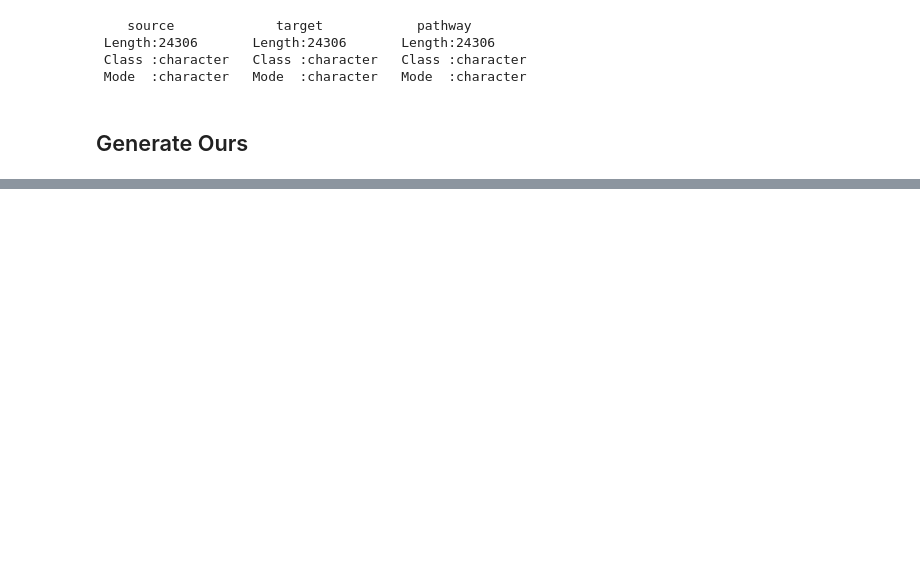
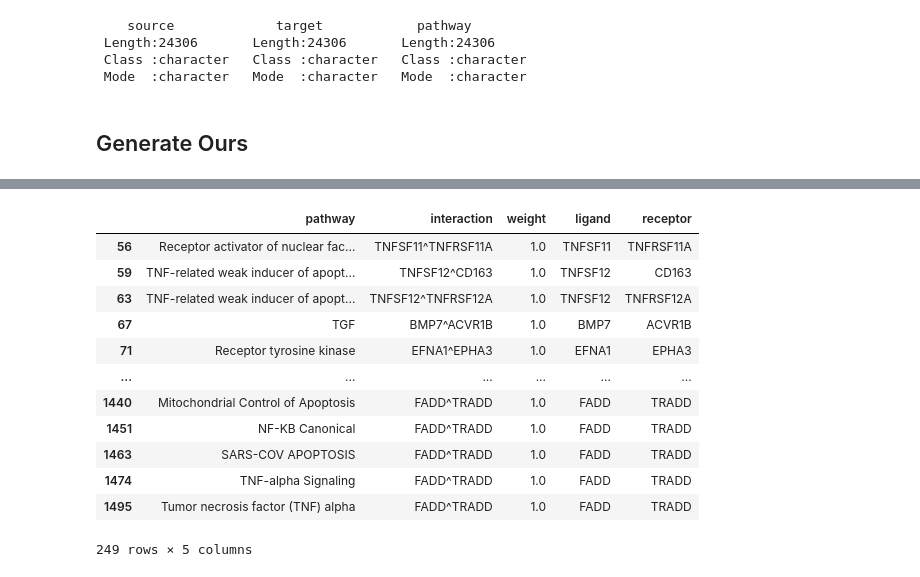
Before and after one commit to saezlab/lianaplus_manuscript, a Jupyter notebook: notebooks/visiumAKI/Generate_RtoTF_links.ipynb, the cells around one changed output, grey strips where cells are left out. Saved outputs shown, nothing was run; the diff lists cells and outputs as text; code cells hidden in the pictures; blank space fills up the shorter version.

Commit message:
generate receptor_to_tf links

```diff
--- a/notebooks/visiumAKI/Generate_RtoTF_links.ipynb
+++ b/notebooks/visiumAKI/Generate_RtoTF_links.ipynb
@@ -123,0 +136,5 @@ summary(scs_reactome)
+# %%
+pathways['genesymbol'] = pathways['genesymbol'].str.replace('COMPLEX:', '')
+# %%
+pathways = pathways[['genesymbol', 'value', 'source']]
+pathways.rename(columns={'genesymbol': 'target', 'value': 'pathway', 'source': 'database'}, inplace=True)
@@ -123,0 +157,2 @@ summary(scs_reactome)
+# %%
+resource = li.resource.select_resource('consensus')
@@ -123,0 +191,20 @@ summary(scs_reactome)
+# %%
+# generate an lr geneset
+lr_net = li.fun.generate_lr_geneset(resource, net=pathways, source='pathway', weight=None)
+lr_net[['ligand', 'receptor']] = lr_net['interaction'].str.split('^', expand=True)
+# %%
+lr_net
+# %% [output]
+|  | pathway | interaction | weight | ligand | receptor |
+| 56 | Receptor activator of nuclear fac... | TNFSF11^TNFRSF11A | 1.0 | TNFSF11 | TNFRSF11A |
+| 59 | TNF-related weak inducer of apopt... | TNFSF12^CD163 | 1.0 | TNFSF12 | CD163 |
+| 63 | TNF-related weak inducer of apopt... | TNFSF12^TNFRSF12A | 1.0 | TNFSF12 | TNFRSF12A |
+| 67 | TGF | BMP7^ACVR1B | 1.0 | BMP7 | ACVR1B |
+| 71 | Receptor tyrosine kinase | EFNA1^EPHA3 | 1.0 | EFNA1 | EPHA3 |
+| ... | ... | ... | ... | ... | ... |
+| 1440 | Mitochondrial Control of Apoptosis | FADD^TRADD | 1.0 | FADD | TRADD |
+| 1451 | NF-KB Canonical | FADD^TRADD | 1.0 | FADD | TRADD |
+| 1463 | SARS-COV APOPTOSIS | FADD^TRADD | 1.0 | FADD | TRADD |
+| 1474 | TNF-alpha Signaling | FADD^TRADD | 1.0 | FADD | TRADD |
+| 1495 | Tumor necrosis factor (TNF) alpha | FADD^TRADD | 1.0 | FADD | TRADD |
+249 rows × 5 columns
```
Also changed, not shown: parts of 17 cells of this notebook, 1 other file.
